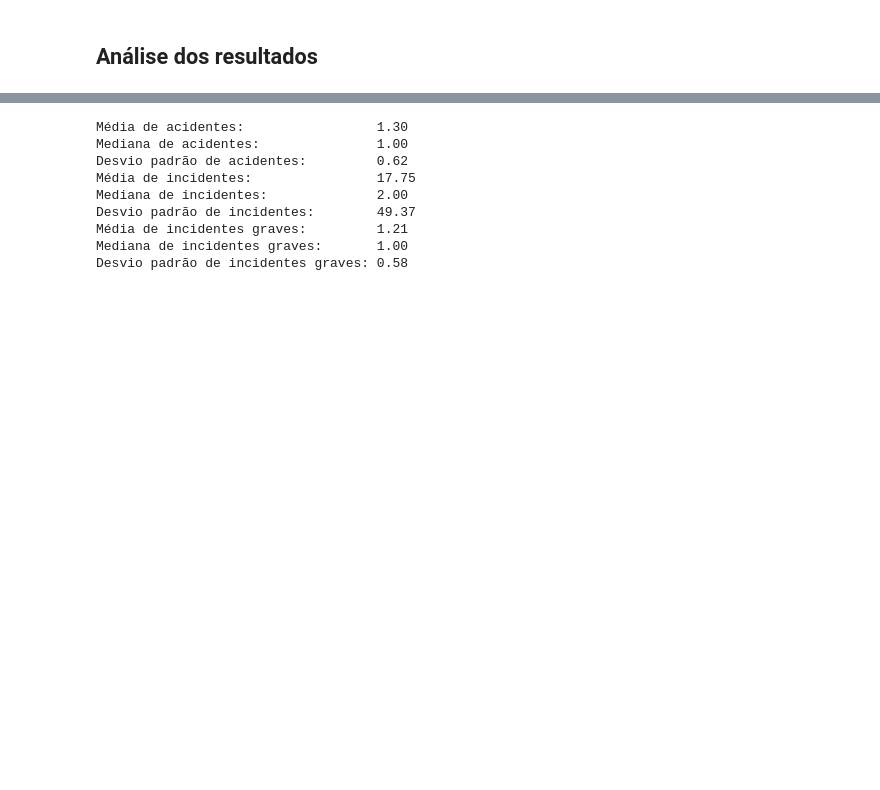
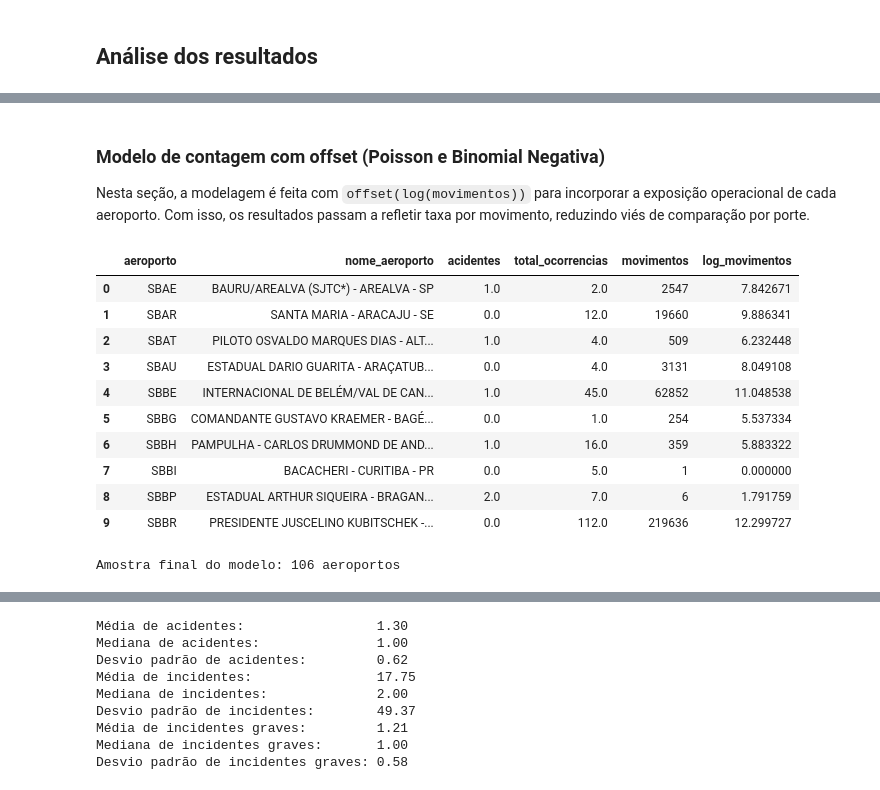
Before and after one commit to fmariane/sprint1-mvp, a Jupyter notebook: source/mvp.ipynb, the cells around one changed output, grey strips where cells are left out. Drawn from its saved outputs; the diff is of its cells as text; code cells hidden in the pictures; blank space fills up the shorter version.

```diff
--- a/source/mvp.ipynb
+++ b/source/mvp.ipynb
@@ -733,10 +1211,18 @@ def _build_taxa_aeroporto(contagem_ocorrencias, contagem_movimentos):
         how='inner'
     )
 
-    df['taxa_grave']        = df['total_grave']       / df['movimentacao_total']
-    df['taxa_incidente']    = df['total_incidente']   / df['movimentacao_total']
+    mov = df['movimentacao_total'].astype('float64')
+    if (mov <= 0).any():
+        print(
+            'Aviso: movimentacao_total <= 0 em',
+            int((mov <= 0).sum()),
+            'linha(s); taxas como NaN (divisão por zero evitada).',
+        )
+    safe_mov = mov.where(mov > 0)
+    df['taxa_grave']        = df['total_grave']       / safe_mov
+    df['taxa_incidente']    = df['total_incidente']   / safe_mov
     df['total_ocorrencias'] = df['total_grave']       + df['total_incidente']
-    df['taxa_total']        = df['total_ocorrencias'] / df['movimentacao_total']
+    df['taxa_total']        = df['total_ocorrencias'] / safe_mov
     df['nome_aeroporto']    = df['aeroporto'].map(_icao_to_nome).fillna(df['aeroporto'])
 
     return df.reset_index(drop=True)
@@ -859,0 +1517,55 @@ Abaixo, as estatísticas a respeito do número de ocorrências corroboram com es
+# %% [markdown]
+### Modelo de contagem com offset (Poisson e Binomial Negativa)
+
+Nesta seção, a modelagem é feita com `offset(log(movimentos))` para incorporar a exposição operacional de cada aeroporto. Com isso, os resultados passam a refletir taxa por movimento, reduzindo viés de comparação por porte.
+# %%
+# base consolidada para modelos de contagem com offset
+import numpy as np
+import pandas as pd
+
+try:
+    import statsmodels.api as sm
+except ModuleNotFoundError as e:
+    raise ModuleNotFoundError(
+        "statsmodels não encontrado. Instale com: pip install statsmodels"
+    ) from e
+
+# consolidação por aeroporto (2023-2024)
+df_count_model = pd.concat([
+    df_taxa_aeroporto_2023.assign(ano='2023'),
+    df_taxa_aeroporto_2024.assign(ano='2024')
+], ignore_index=True)
+
+df_count_model = (
+    df_count_model.groupby('aeroporto', as_index=False)
+    .agg({
+        'ACIDENTE': 'sum',
+        'total_ocorrencias': 'sum',
+        'movimentacao_total': 'sum',
+        'nome_aeroporto': 'first',
+    })
+    .rename(columns={
+        'movimentacao_total': 'movimentos',
+        'ACIDENTE': 'acidentes',
+    })
+)
+
+# variáveis do modelo
+df_count_model = df_count_model[df_count_model['movimentos'] > 0].copy()
+df_count_model['log_movimentos'] = np.log(df_count_model['movimentos'])
+
+display(df_count_model[['aeroporto', 'nome_aeroporto', 'acidentes', 'total_ocorrencias', 'movimentos', 'log_movimentos']].head(10))
+print(f"Amostra final do modelo: {len(df_count_model)} aeroportos")
+# %% [output]
+|  | aeroporto | nome_aeroporto | acidentes | total_ocorrencias | movimentos | log_movimentos |
+| 0 | SBAE | BAURU/AREALVA (SJTC*) - AREALVA - SP | 1.0 | 2.0 | 2547 | 7.842671 |
+| 1 | SBAR | SANTA MARIA - ARACAJU - SE | 0.0 | 12.0 | 19660 | 9.886341 |
+| 2 | SBAT | PILOTO OSVALDO MARQUES DIAS - ALT... | 1.0 | 4.0 | 509 | 6.232448 |
+| 3 | SBAU | ESTADUAL DARIO GUARITA - ARAÇATUB... | 0.0 | 4.0 | 3131 | 8.049108 |
+| 4 | SBBE | INTERNACIONAL DE BELÉM/VAL DE CAN... | 1.0 | 45.0 | 62852 | 11.048538 |
+| 5 | SBBG | COMANDANTE GUSTAVO KRAEMER - BAGÉ... | 0.0 | 1.0 | 254 | 5.537334 |
+| 6 | SBBH | PAMPULHA - CARLOS DRUMMOND DE AND... | 1.0 | 16.0 | 359 | 5.883322 |
+| 7 | SBBI | BACACHERI - CURITIBA - PR | 0.0 | 5.0 | 1 | 0.000000 |
+| 8 | SBBP | ESTADUAL ARTHUR SIQUEIRA - BRAGAN... | 2.0 | 7.0 | 6 | 1.791759 |
+| 9 | SBBR | PRESIDENTE JUSCELINO KUBITSCHEK -... | 0.0 | 112.0 | 219636 | 12.299727 |
+Amostra final do modelo: 106 aeroportos
```
Also changed, not shown: parts of 66 cells of this notebook.
